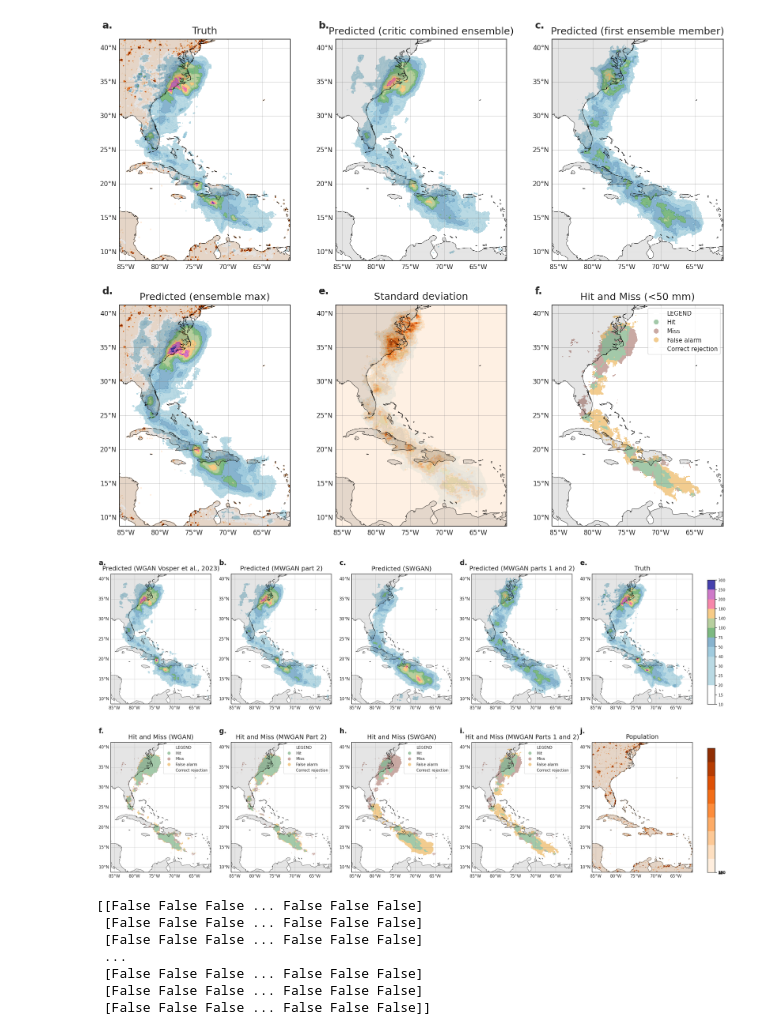
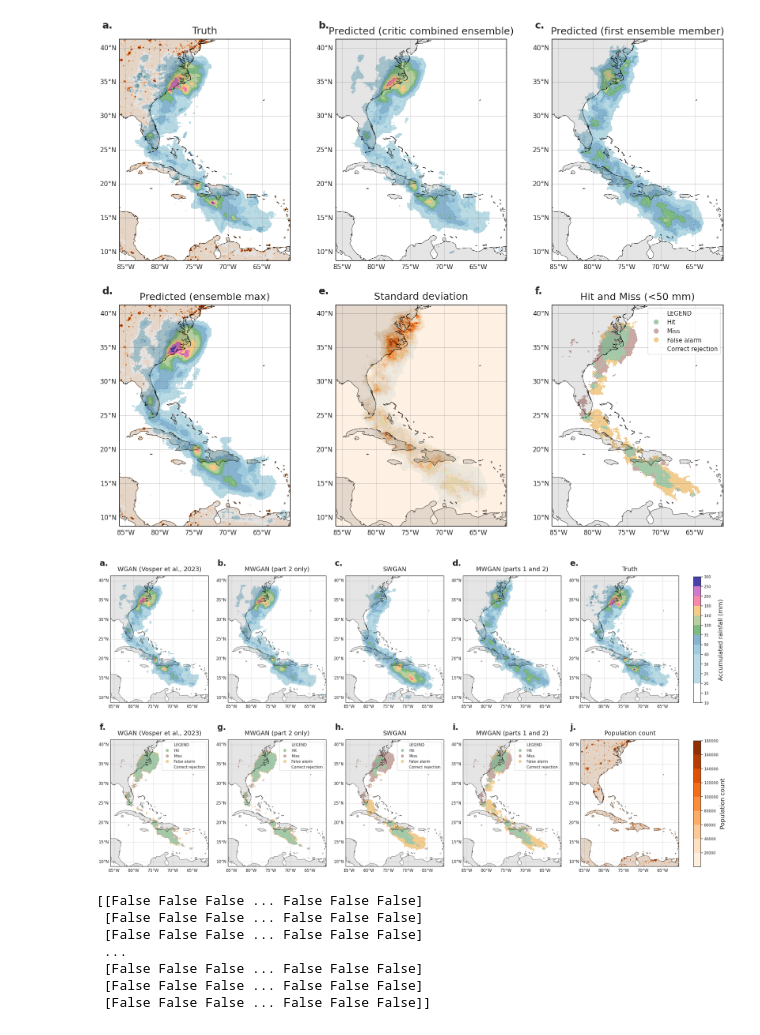
Before and after one commit to vosps/tropical_cyclone, a Jupyter notebook: tracking/7_hit_rate.ipynb, the cells around one changed output. Drawn from its saved outputs; the diff is of its cells as text; code cells hidden in the pictures.

```diff
--- a/tracking/7_hit_rate.ipynb
+++ b/tracking/7_hit_rate.ipynb
@@ -1003,59 +999,62 @@ for i in range(5):
 		gl.ylabel_style = {'size': 12}
 		# ax.set_xticklabels(labelsize=20)
 		# ax.set_yticklabels(labelsize=20)
 		axes[j,i].tick_params(axis='x', labelsize=14)
 		axes[j,i].tick_params(axis='y', labelsize=14)
 
 	# precip_cmap,precip_norm = make_cmap(high_vals=True)
 	# cbar = plt.colorbar(h, ticks=np.arange(0.5, 4.5, 1), boundaries=bounds, label='Rain Category')
 		axes[j,i].set_extent([grid_x[0,0], grid_x[-1,-1], grid_y[0,0], grid_y[-1,-1]], crs=ccrs.PlateCarree())
 	# ax.set_title('Hit and Miss',fontsize=18,pad=15)
 
+tsize = 24
+left = -0.11
+up = 1.08
 # axis labels and legends
-axes[0,0].text(-0.12, 1.07, 'a.', transform=axes[0,0].transAxes, size=20, weight='bold')
-axes[0,1].text(-0.12, 1.07, 'b.', transform=axes[0,1].transAxes, size=20, weight='bold')
-axes[0,2].text(-0.12, 1.07, 'c.', transform=axes[0,2].transAxes, size=20, weight='bold')
-axes[0,3].text(-0.12, 1.07, 'd.', transform=axes[0,3].transAxes, size=20, weight='bold')
-axes[0,4].text(-0.12, 1.07, 'e.', transform=axes[0,4].transAxes, size=20, weight='bold')
-axes[1,0].text(-0.12, 1.07, 'f.', transform=axes[1,0].transAxes, size=20, weight='bold')
+axes[0,0].text(left,up, 'a.', transform=axes[0,0].transAxes, size=tsize, weight='bold')
+axes[0,1].text(left,up, 'b.', transform=axes[0,1].transAxes, size=tsize, weight='bold')
+axes[0,2].text(left,up, 'c.', transform=axes[0,2].transAxes, size=tsize, weight='bold')
+axes[0,3].text(left,up, 'd.', transform=axes[0,3].transAxes, size=tsize, weight='bold')
+axes[0,4].text(left,up, 'e.', transform=axes[0,4].transAxes, size=tsize, weight='bold')
+axes[1,0].text(left,up, 'f.', transform=axes[1,0].transAxes, size=tsize, weight='bold')
 # axes[0,1].text(0.6, 0.9, f'Hit rate: {}', transform=axes[0,1].transAxes, size=14)
-axes[1,1].text(-0.12, 1.07, 'g.', transform=axes[1,1].transAxes, size=20, weight='bold')
-axes[1,2].text(-0.12, 1.07, 'h.', transform=axes[1,2].transAxes, size=20, weight='bold')
-axes[1,3].text(-0.12, 1.07, 'i.', transform=axes[1,3].transAxes, size=20, weight='bold')
-axes[1,4].text(-0.12, 1.07, 'j.', transform=axes[1,4].transAxes, size=20, weight='bold')
+axes[1,1].text(left,up, 'g.', transform=axes[1,1].transAxes, size=tsize, weight='bold')
+axes[1,2].text(left,up, 'h.', transform=axes[1,2].transAxes, size=tsize, weight='bold')
+axes[1,3].text(left,up, 'i.', transform=axes[1,3].transAxes, size=tsize, weight='bold')
+axes[1,4].text(left,up, 'j.', transform=axes[1,4].transAxes, size=tsize, weight='bold')
 legend_labels = ['LEGEND', 'Hit', 'Miss', 'False alarm','Correct rejection']
 legend_handles = [plt.Line2D([0], [0], marker='o', color='w', label=label, markerfacecolor=color, markersize=10) for color, label in zip(colors, legend_labels)]
 axes[1,0].legend(handles=legend_handles, loc='upper right')
 axes[1,1].legend(handles=legend_handles, loc='upper right')
 axes[1,2].legend(handles=legend_handles, loc='upper right')
 axes[1,3].legend(handles=legend_handles, loc='upper right')
 
-
-axes[0,0].set_title('Predicted (WGAN Vosper et al., 2023)',fontsize=18,pad=10)
-axes[0,1].set_title('Predicted (MWGAN part 2)',fontsize=18,pad=10)
-axes[0,2].set_title('Predicted (SWGAN)',fontsize=18,pad=10)
-axes[0,3].set_title('Predicted (MWGAN parts 1 and 2)',fontsize=18,pad=10)
-axes[0,4].set_title('Truth',fontsize=18,pad=10)
-axes[1,0].set_title('Hit and Miss (WGAN)',fontsize=18,pad=10)
-axes[1,1].set_title('Hit and Miss (MWGAN Part 2)',fontsize=18,pad=10)
-axes[1,2].set_title('Hit and Miss (SWGAN)',fontsize=18,pad=10)
-axes[1,3].set_title('Hit and Miss (MWGAN Parts 1 and 2)',fontsize=18,pad=10)
-axes[1,4].set_title('Population',fontsize=18,pad=10)
+padding = 14
+axes[0,0].set_title('WGAN (Vosper et al., 2023)',fontsize=18,pad=padding)
+axes[0,1].set_title('MWGAN (part 2 only)',fontsize=18,pad=padding)
+axes[0,2].set_title('SWGAN',fontsize=18,pad=padding)
+axes[0,3].set_title('MWGAN (parts 1 and 2)',fontsize=18,pad=padding)
+axes[0,4].set_title('Truth',fontsize=18,pad=padding)
+axes[1,0].set_title('WGAN (Vosper et al., 2023)',fontsize=18,pad=padding)
+axes[1,1].set_title('MWGAN (part 2 only)',fontsize=18,pad=padding)
+axes[1,2].set_title('SWGAN',fontsize=18,pad=padding)
+axes[1,3].set_title('MWGAN (parts 1 and 2)',fontsize=18,pad=padding)
+axes[1,4].set_title('Population count',fontsize=18,pad=padding)
 
 # add colourbar
-cbar_ax = fig.add_axes([0.92, 0.542, 0.01, 0.31])
-cb = fig.colorbar(m, cax=cbar_ax,shrink=0.005,ticks=levels)
-cbar_ax = fig.add_axes([0.92, 0.122, 0.01, 0.31])
-cb = fig.colorbar(p, cax=cbar_ax,shrink=0.005,ticks=levels)
+cbar_ax = fig.add_axes([0.92, 0.542, 0.01, 0.323])
+cb = fig.colorbar(m, cax=cbar_ax,shrink=0.005,ticks=levels).set_label(label='Accumulated rainfall (mm)',size=18, labelpad=20)
+cbar_ax = fig.add_axes([0.92, 0.122, 0.01, 0.323])
+cb = fig.colorbar(p, cax=cbar_ax,shrink=0.005,ticks=range(0,200000,20000)).set_label(label = 'Population count',size=18,labelpad=5)
 # cbar = plt.colorbar(m,fraction=1.5, pad=-0.7,cmap=precip_cmap,ticks=levels,boundaries=levels, format='%1i',cax=axes[0,2])
 
 plt.savefig('figure_7c_hitmiss_3.png',bbox_inches='tight')
 
 # TODO: compare hit miss and ets of combined score vs max and first,second,third etc
 
 # TODO: rainfall is gamma distribution so std not that meaningful, so plot most probable rainfall (not mean) up to 95th percentile
 # %% [output]
-[figure, old version]
+[figure, new version]
 # %%
 print(rain_data_mwgan_parts12==1)
 # %% [output]
```
Also changed, not shown: parts of 6 cells of this notebook, 3 other files.
